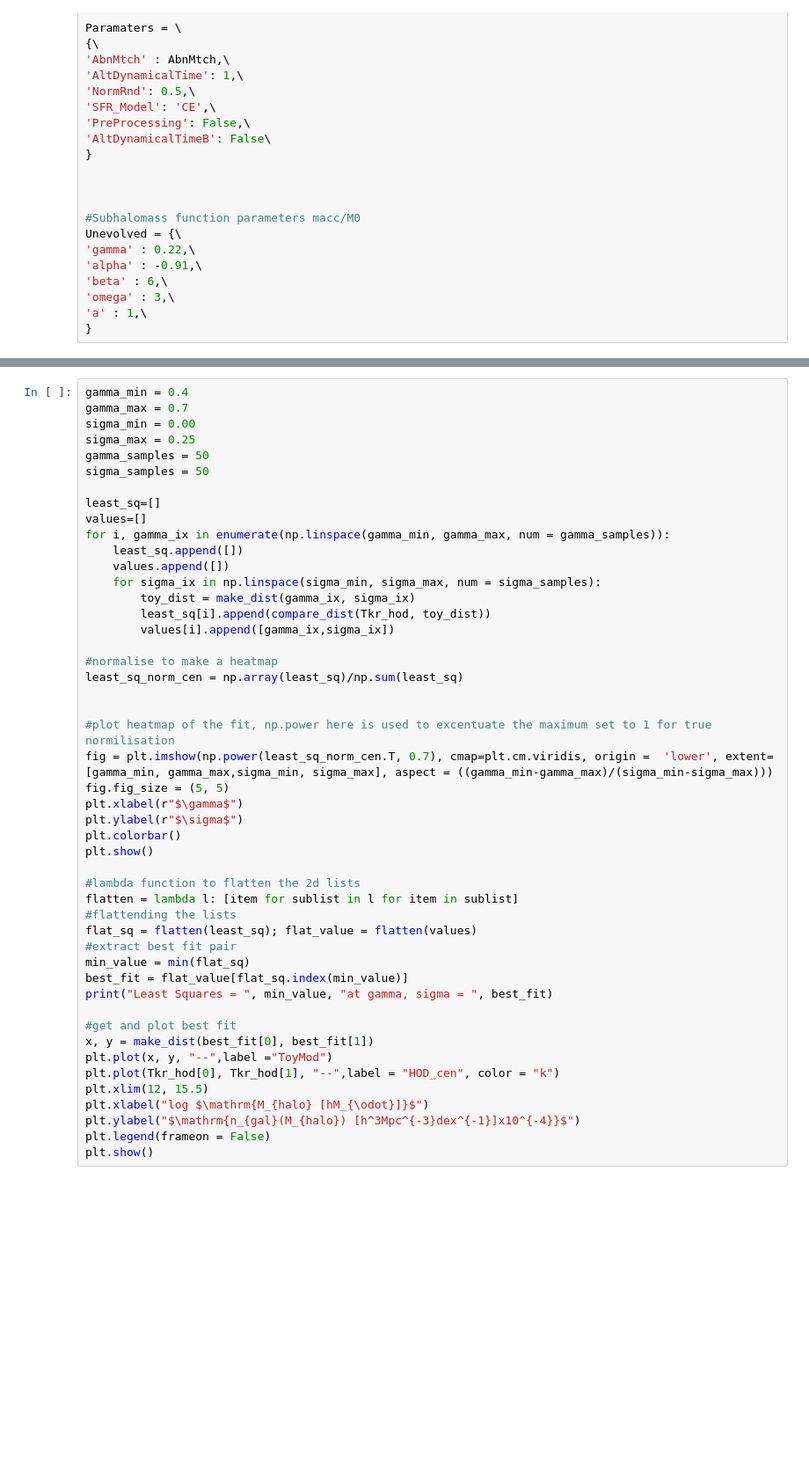
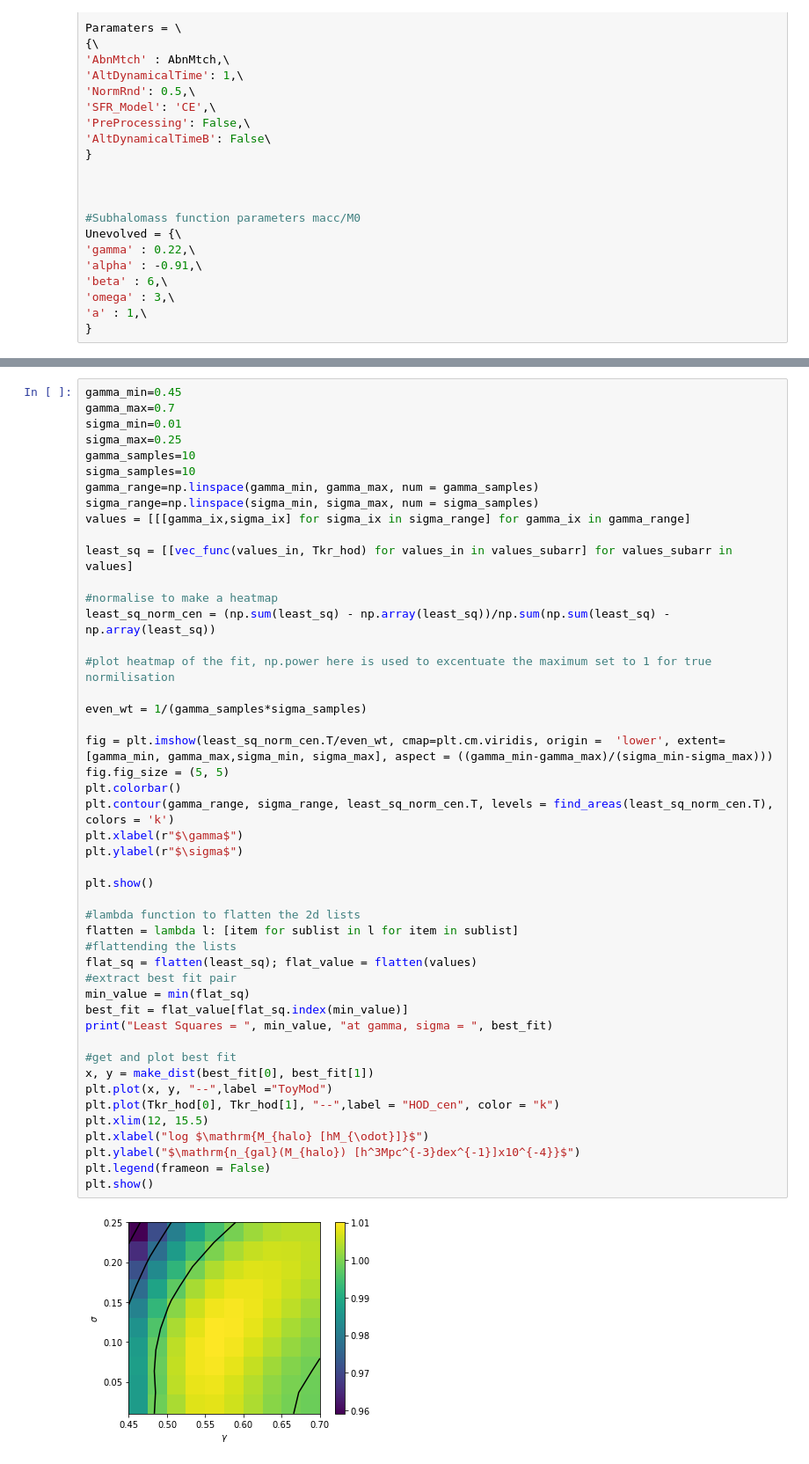
Before and after one commit to PipGrylls/STEEL, a Jupyter notebook: Notebooks/Science/StewPaper.ipynb, the cells around one changed output, grey strips where cells are left out. Shown at 88% size. Cells and saved outputs as stored; diff of their text form; blank space fills up the shorter version.

Commit message:
completed heatmap models for the stew_paper

```diff
--- a/Notebooks/Science/StewPaper.ipynb
+++ b/Notebooks/Science/StewPaper.ipynb
@@ -261,48 +208,49 @@ def compare_dist(hod, toy, cen_sat = 'cen'):
 # %%
-gamma_min = 0.4
-gamma_max = 0.7
-sigma_min = 0.00
-sigma_max = 0.25
-gamma_samples = 50
-sigma_samples = 50
+gamma_min=0.45
+gamma_max=0.7
+sigma_min=0.01
+sigma_max=0.25
+gamma_samples=10
+sigma_samples=10
+gamma_range=np.linspace(gamma_min, gamma_max, num = gamma_samples)
+sigma_range=np.linspace(sigma_min, sigma_max, num = sigma_samples)
+values = [[[gamma_ix,sigma_ix] for sigma_ix in sigma_range] for gamma_ix in gamma_range]
 
-least_sq=[]
-values=[]
-for i, gamma_ix in enumerate(np.linspace(gamma_min, gamma_max, num = gamma_samples)):
-    least_sq.append([])
-    values.append([])
-    for sigma_ix in np.linspace(sigma_min, sigma_max, num = sigma_samples):
-        toy_dist = make_dist(gamma_ix, sigma_ix)
-        least_sq[i].append(compare_dist(Tkr_hod, toy_dist))
-        values[i].append([gamma_ix,sigma_ix])
+least_sq = [[vec_func(values_in, Tkr_hod) for values_in in values_subarr] for values_subarr in values]
 
 #normalise to make a heatmap
-least_sq_norm_cen = np.array(least_sq)/np.sum(least_sq)
-
+least_sq_norm_cen = (np.sum(least_sq) - np.array(least_sq))/np.sum(np.sum(least_sq) - np.array(least_sq))
 
 #plot heatmap of the fit, np.power here is used to excentuate the maximum set to 1 for true normilisation
-fig = plt.imshow(np.power(least_sq_norm_cen.T, 0.7), cmap=plt.cm.viridis, origin =  'lower', extent=[gamma_min, gamma_max,sigma_min, sigma_max], aspect = ((gamma_min-gamma_max)/(sigma_min-sigma_max)))
+
+even_wt = 1/(gamma_samples*sigma_samples)
+
+fig = plt.imshow(least_sq_norm_cen.T/even_wt, cmap=plt.cm.viridis, origin =  'lower', extent=[gamma_min, gamma_max,sigma_min, sigma_max], aspect = ((gamma_min-gamma_max)/(sigma_min-sigma_max)))
 fig.fig_size = (5, 5)
+plt.colorbar()
+plt.contour(gamma_range, sigma_range, least_sq_norm_cen.T, levels = find_areas(least_sq_norm_cen.T), colors = 'k')
 plt.xlabel(r"$\gamma$")
 plt.ylabel(r"$\sigma$")
-plt.colorbar()
+
 plt.show()
 
 #lambda function to flatten the 2d lists
 flatten = lambda l: [item for sublist in l for item in sublist]
 #flattending the lists
 flat_sq = flatten(least_sq); flat_value = flatten(values)
 #extract best fit pair
 min_value = min(flat_sq)
 best_fit = flat_value[flat_sq.index(min_value)]
 print("Least Squares = ", min_value, "at gamma, sigma = ", best_fit)
 
 #get and plot best fit
 x, y = make_dist(best_fit[0], best_fit[1])
 plt.plot(x, y, "--",label ="ToyMod")
 plt.plot(Tkr_hod[0], Tkr_hod[1], "--",label = "HOD_cen", color = "k")
 plt.xlim(12, 15.5)
 plt.xlabel("log $\mathrm{M_{halo} [hM_{\odot}]}$")
 plt.ylabel("$\mathrm{n_{gal}(M_{halo}) [h^3Mpc^{-3}dex^{-1}]x10^{-4}}$")
 plt.legend(frameon = False)
 plt.show()
+# %% [output]
+[figure, added]
```
Also changed, not shown: parts of 7 cells of this notebook, 1 other file.
